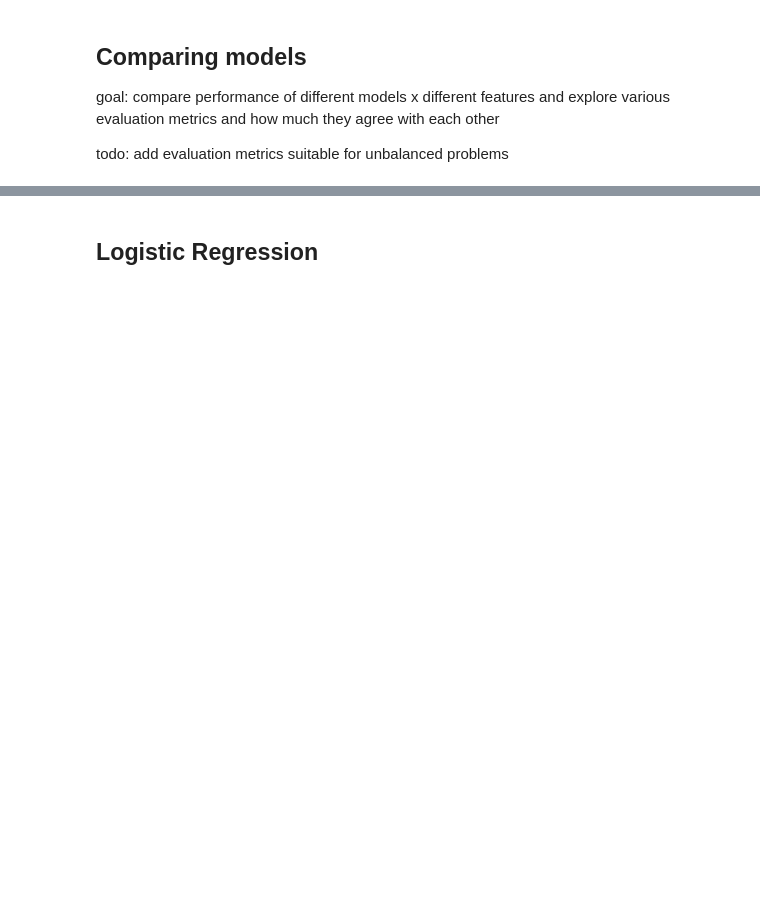
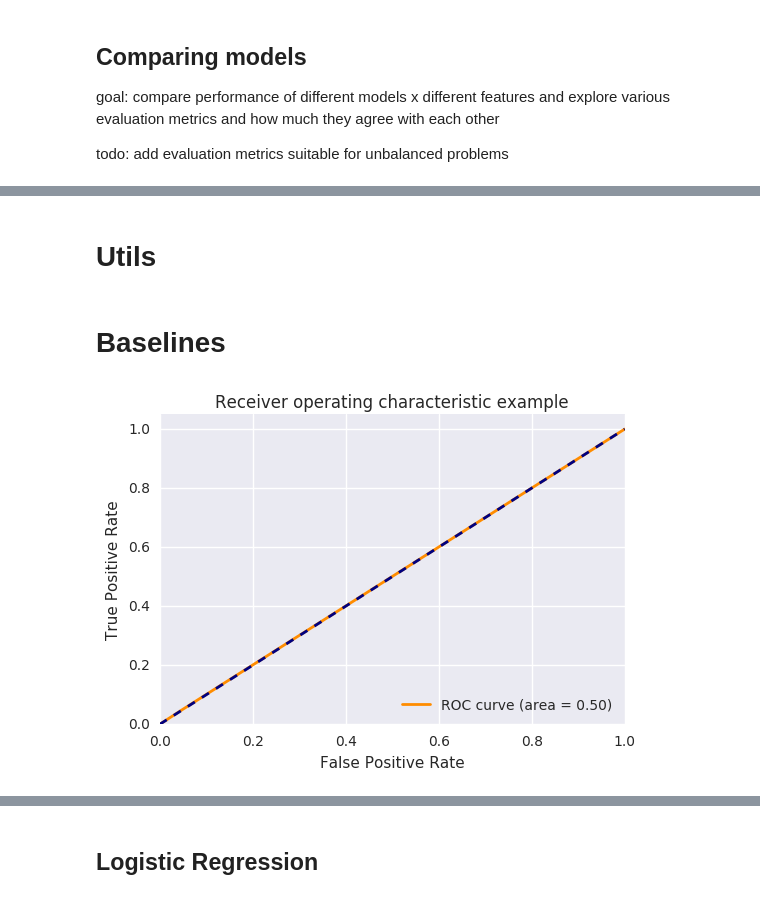
Before and after one commit to adaptive-learning/flocs-analyses, a Jupyter notebook: difficulty_classification/Difficulty Classification.ipynb, the cells around one changed output, grey strips where cells are left out. Drawn from its saved outputs; the diff is of its cells as text; code cells hidden in the pictures; blank space fills up the shorter version.

Commit message:
Add student-CV, plot ROC and PR curves

```diff
--- a/difficulty_classification/Difficulty Classification.ipynb
+++ b/difficulty_classification/Difficulty Classification.ipynb
@@ -388,0 +446,2 @@ qda {'accuracy': 0.95708490697999715}
+# %% [markdown]
+# Utils
@@ -388,0 +497,9 @@ qda {'accuracy': 0.95708490697999715}
+# %% [markdown]
+# Baselines
+# %%
+clf = DummyClassifier(strategy='stratified')
+#features = ['task_time_avg', 'student_timedelta_avg']
+features = ['student_id']
+plot_roc_curve(clf, features)
+# %% [output]
+[figure, added]
```
Also changed, not shown: parts of 21 cells of this notebook.
